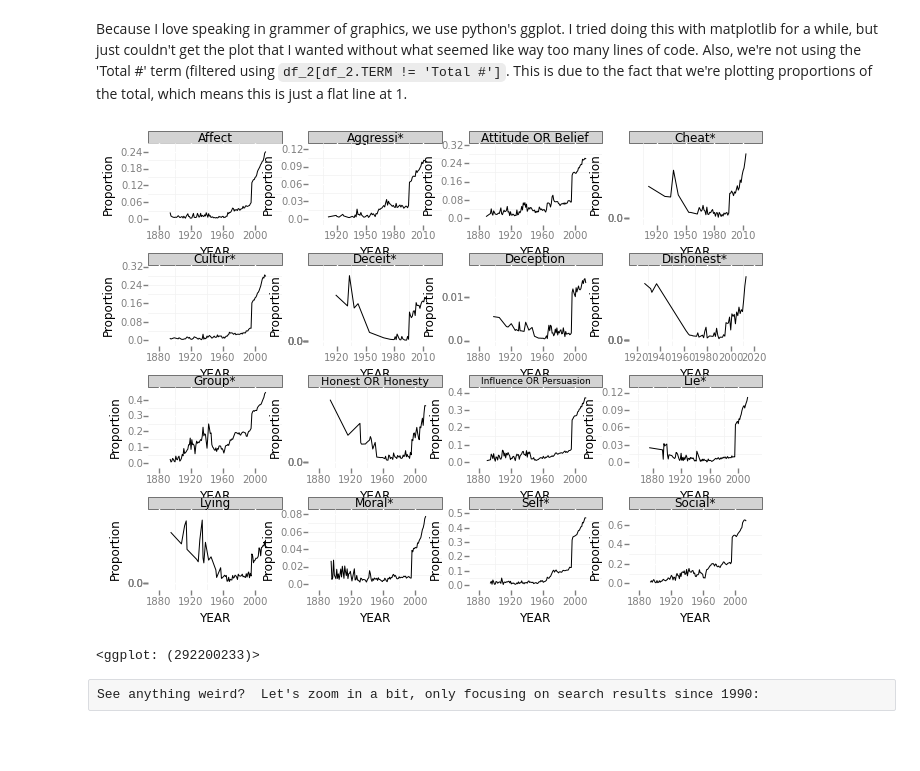
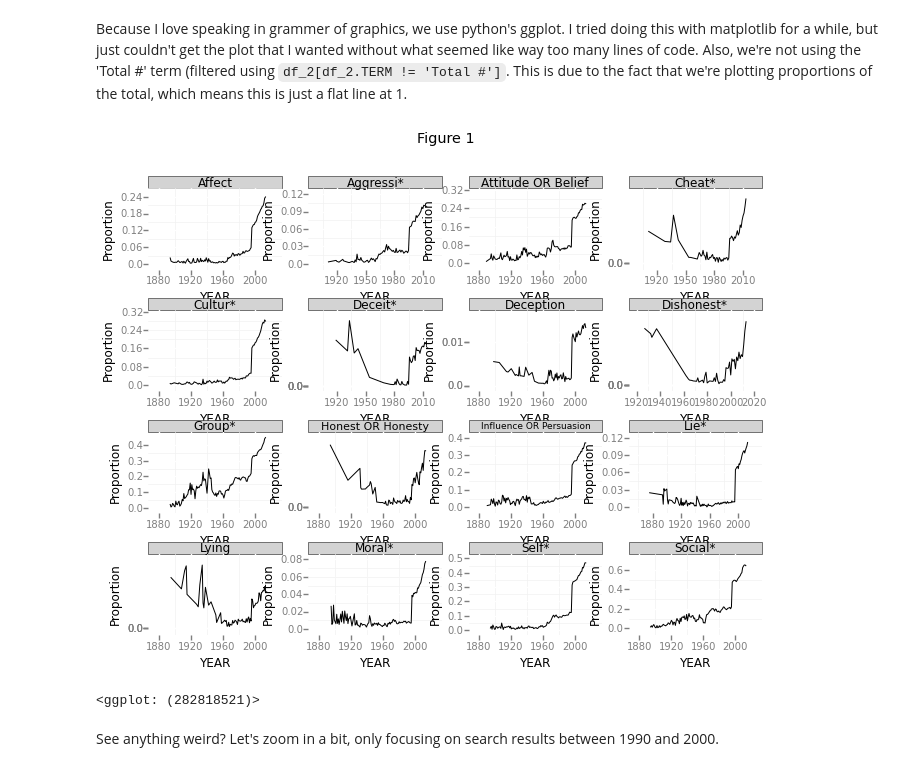
Before and after one commit to riddlet/riddlet.github.io, a Jupyter notebook: _drafts/Publication counts.ipynb, the cells around one changed output. Saved outputs shown, nothing was run; the diff lists cells and outputs as text; code cells hidden in the pictures; blank space fills up the shorter version.

```diff
--- a/_drafts/Publication counts.ipynb
+++ b/_drafts/Publication counts.ipynb
@@ -69,12 +71,12 @@ df_2 = pd.merge(df, year_props, on=['YEAR', 'TERM'])
 Because I love speaking in grammer of graphics, we use python's ggplot.  I tried doing this with matplotlib for a while, but just couldn't get the plot that I wanted without what seemed like way too many lines of code.  Also, we're not using the 'Total #' term (filtered using <code>df_2[df_2.TERM != 'Total #']</code>.  This is due to the fact that we're plotting proportions of the total, which means this is just a flat line at 1.
 # %%
 p = ggplot(df_2[df_2.TERM != 'Total #'], aes('YEAR', 'Proportion'))
-p + geom_line() + facet_wrap('TERM') + theme_bw()
+p + geom_line() + facet_wrap('TERM') + theme_bw() + ggtitle('Figure 1')
 # %% [output]
-[figure, old version]
+[figure, new version]
-<ggplot: (292200233)>
+<ggplot: (282818521)>
-# %% [raw]
-See anything weird?  Let's zoom in a bit, only focusing on search results since 1990:
+# %% [markdown]
+See anything weird?  Let's zoom in a bit, only focusing on search results between 1990 and 2000.
 # %%
 df_recent_papers = df_2[(df_2.YEAR >= 1990) & (df_2.YEAR <= 2000)]
 p = ggplot(df_recent_papers[df_recent_papers.TERM != 'Total #'], aes('YEAR', 'Proportion'))
```
Also changed, not shown: parts of 8 cells of this notebook, 16 other files.
